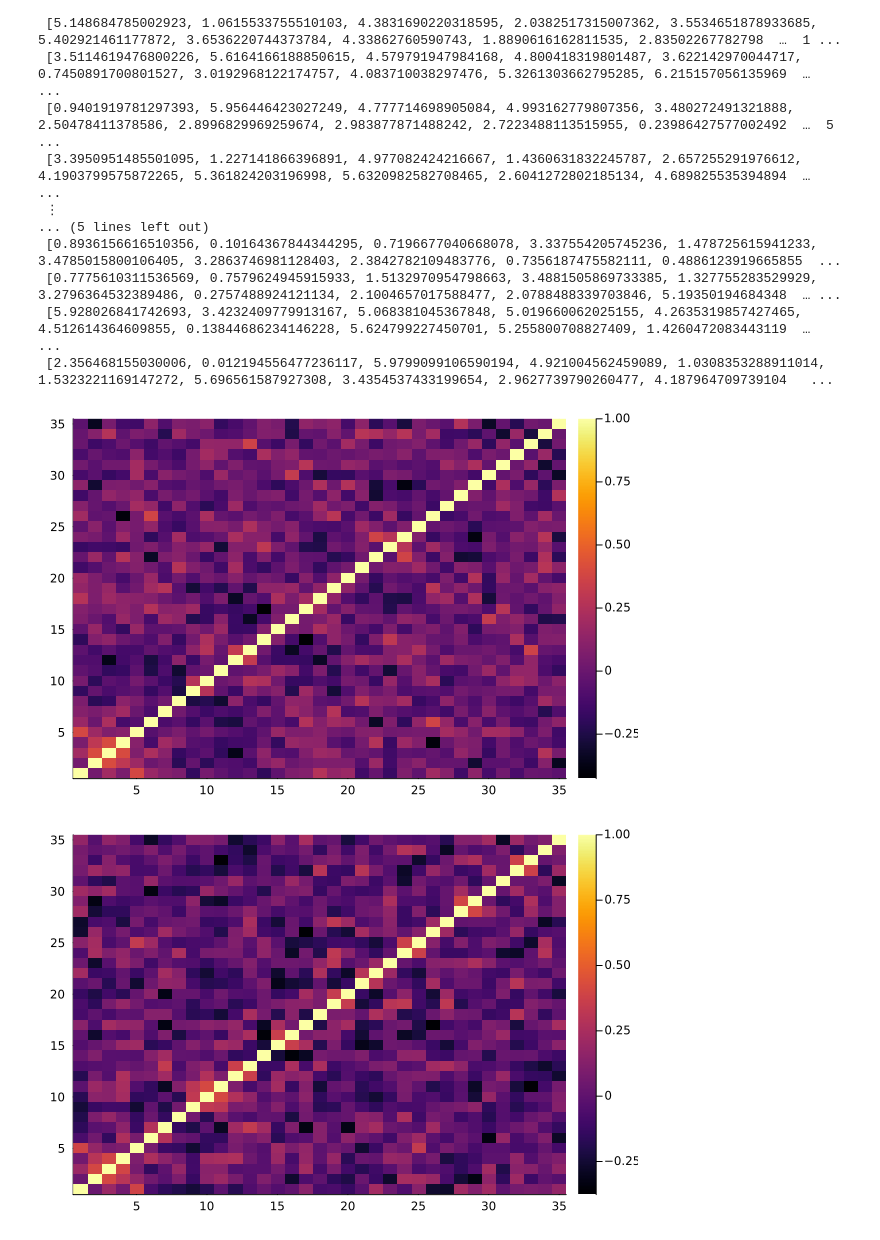
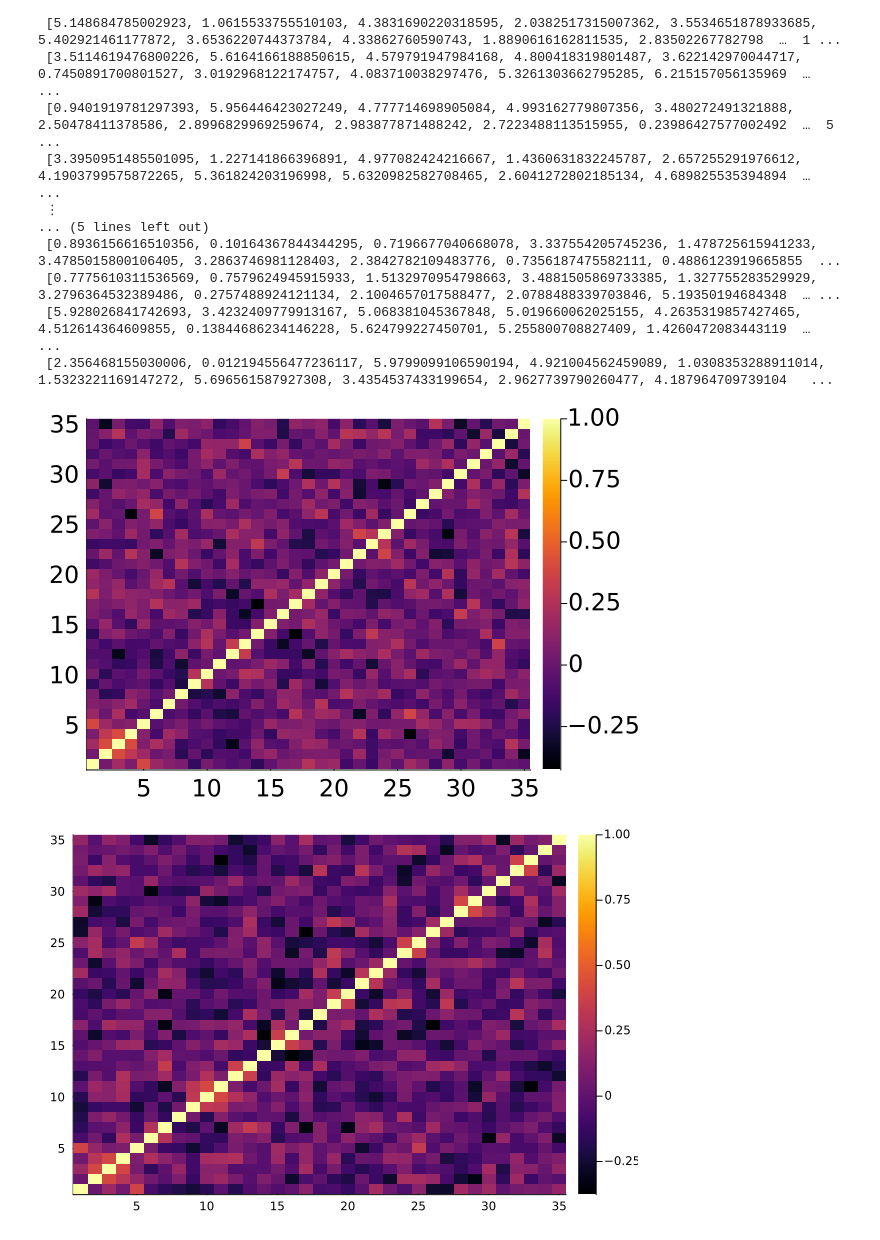
Before and after one commit to AndreaMaestri18/Opt3DQalgs, a Jupyter notebook: BTgates/src/plots_and_analysis/snap_disp_parameters_distribution.ipynb, the cells around one changed output. Drawn from its saved outputs; the diff is of its cells as text; code cells hidden in the pictures.

```diff
--- a/BTgates/src/plots_and_analysis/snap_disp_parameters_distribution.ipynb
+++ b/BTgates/src/plots_and_analysis/snap_disp_parameters_distribution.ipynb
@@ -161,10 +213,11 @@ matrix_angles
  [0.7775610311536569, 0.7579624945915933, 1.5132970954798663, 3.4881505869733385, 1.327755283529929, 3.2796364532389486, 0.2757488924121134, 2.1004657017588477, 2.0788488339703846, 5.19350194684348  … ...
  [5.928026841742693, 3.4232409779913167, 5.068381045367848, 5.019660062025155, 4.2635319857427465, 4.512614364609855, 0.13844686234146228, 5.624799227450701, 5.255800708827409, 1.4260472083443119  …   ...
  [2.356468155030006, 0.012194556477236117, 5.9799099106590194, 4.921004562459089, 1.0308353288911014, 1.5323221169147272, 5.696561587927308, 3.4354537433199654, 2.9627739790260477, 4.187964709739104   ...
-# %%
-heatmap(cor(hcat(X_NEW.coefficients...)'))
-# %% [output]
-[figure, removed]
+# %%
+heatmap(cor(hcat(X_NEW.coefficients...)'),xtickfontsize=16,ytickfontsize=16,xguidefontsize=18,yguidefontsize=18,legendfontsize=14, ztickfontsize=14,right_margin=10mm)
+#savefig("corr_good_snap_disp_params.svg")
+# %% [output]
+[figure, added]
 # %%
 heatmap(cor(hcat(disp_params...,matrix_angles...)))
 # %% [output]
```
Also changed, not shown: parts of 22 cells of this notebook, 8 other files.
